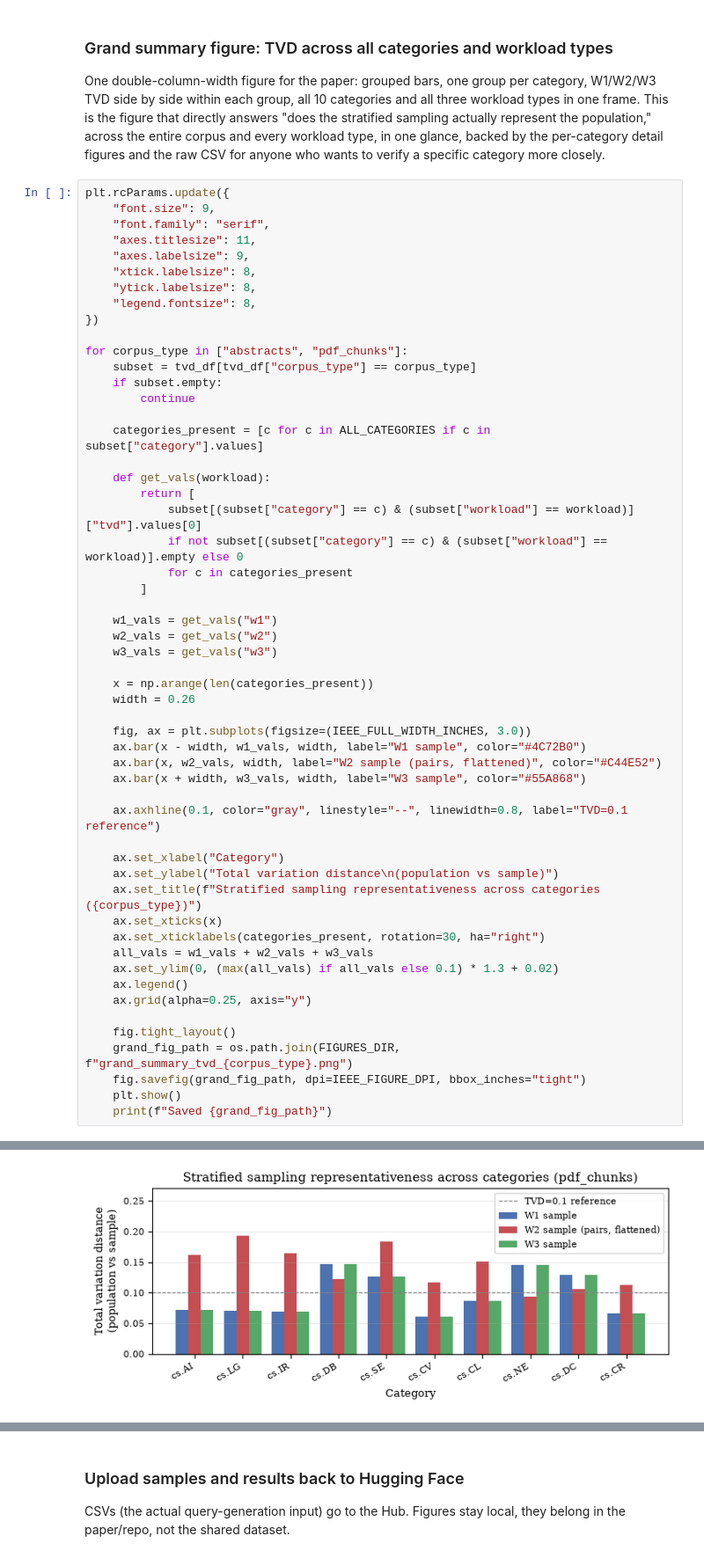
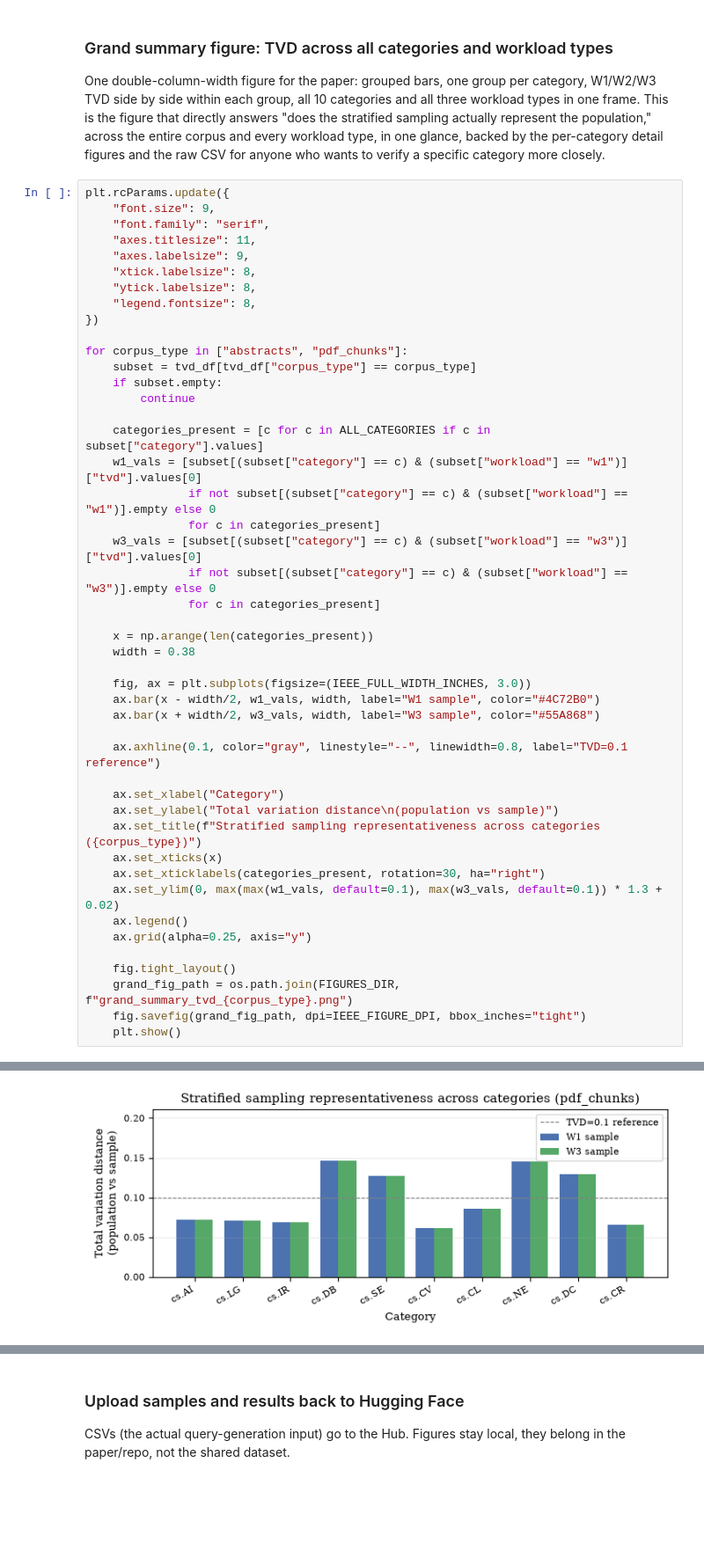
Before and after one commit to Sakhiur2022/empirical-rag-paradigm-benchmark, a Jupyter notebook: notebooks/9_stratified_sampling.ipynb, the cells around one changed output, grey strips where cells are left out. Shown at 88% size. Cells and saved outputs as stored; diff of their text form; blank space fills up the shorter version.

```diff
--- a/notebooks/9_stratified_sampling.ipynb
+++ b/notebooks/9_stratified_sampling.ipynb
@@ -752,25 +752,19 @@ for corpus_type in ["abstracts", "pdf_chunks"]:
         continue
 
     categories_present = [c for c in ALL_CATEGORIES if c in subset["category"].values]
-
-    def get_vals(workload):
-        return [
-            subset[(subset["category"] == c) & (subset["workload"] == workload)]["tvd"].values[0]
-            if not subset[(subset["category"] == c) & (subset["workload"] == workload)].empty else 0
-            for c in categories_present
-        ]
-
-    w1_vals = get_vals("w1")
-    w2_vals = get_vals("w2")
-    w3_vals = get_vals("w3")
+    w1_vals = [subset[(subset["category"] == c) & (subset["workload"] == "w1")]["tvd"].values[0]
+               if not subset[(subset["category"] == c) & (subset["workload"] == "w1")].empty else 0
+               for c in categories_present]
+    w3_vals = [subset[(subset["category"] == c) & (subset["workload"] == "w3")]["tvd"].values[0]
+               if not subset[(subset["category"] == c) & (subset["workload"] == "w3")].empty else 0
+               for c in categories_present]
 
     x = np.arange(len(categories_present))
-    width = 0.26
+    width = 0.38
 
     fig, ax = plt.subplots(figsize=(IEEE_FULL_WIDTH_INCHES, 3.0))
-    ax.bar(x - width, w1_vals, width, label="W1 sample", color="#4C72B0")
-    ax.bar(x, w2_vals, width, label="W2 sample (pairs, flattened)", color="#C44E52")
-    ax.bar(x + width, w3_vals, width, label="W3 sample", color="#55A868")
+    ax.bar(x - width/2, w1_vals, width, label="W1 sample", color="#4C72B0")
+    ax.bar(x + width/2, w3_vals, width, label="W3 sample", color="#55A868")
 
     ax.axhline(0.1, color="gray", linestyle="--", linewidth=0.8, label="TVD=0.1 reference")
 
@@ -779,8 +773,7 @@ for corpus_type in ["abstracts", "pdf_chunks"]:
     ax.set_title(f"Stratified sampling representativeness across categories ({corpus_type})")
     ax.set_xticks(x)
     ax.set_xticklabels(categories_present, rotation=30, ha="right")
-    all_vals = w1_vals + w2_vals + w3_vals
-    ax.set_ylim(0, (max(all_vals) if all_vals else 0.1) * 1.3 + 0.02)
+    ax.set_ylim(0, max(max(w1_vals, default=0.1), max(w3_vals, default=0.1)) * 1.3 + 0.02)
     ax.legend()
     ax.grid(alpha=0.25, axis="y")
 
@@ -788,5 +781,4 @@ for corpus_type in ["abstracts", "pdf_chunks"]:
     grand_fig_path = os.path.join(FIGURES_DIR, f"grand_summary_tvd_{corpus_type}.png")
     fig.savefig(grand_fig_path, dpi=IEEE_FIGURE_DPI, bbox_inches="tight")
     plt.show()
-    print(f"Saved {grand_fig_path}")
 # %% [output]
@@ -795 +786 @@ Saved ..\results\figures\sampling\grand_summary_tvd_abstracts.png
-[figure, old version]
+[figure, new version]
```
Also changed, not shown: parts of 2 cells of this notebook, 1 other file.
